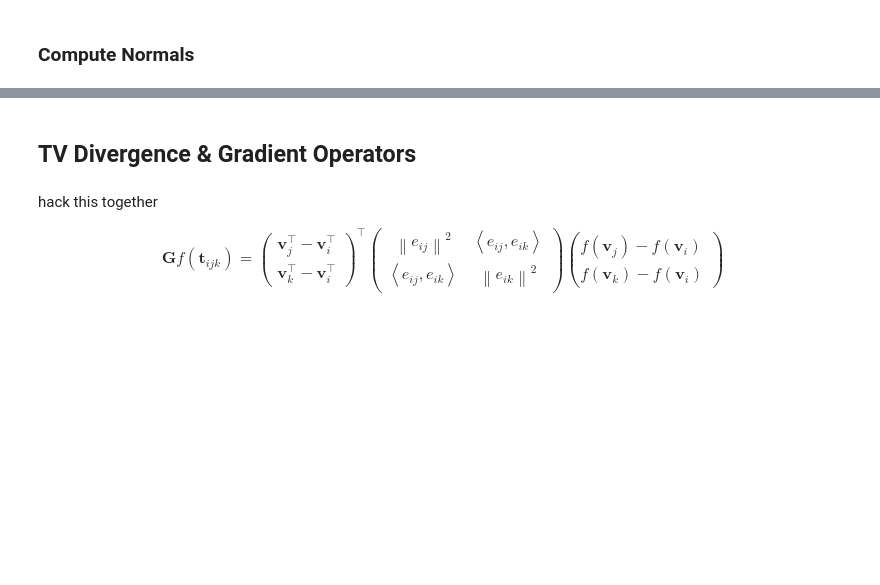
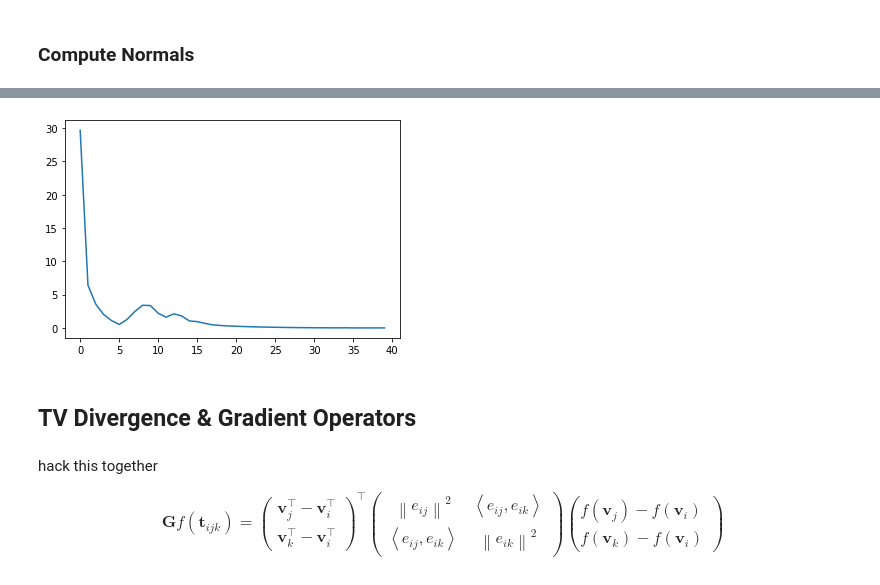
Before and after one commit to gheylam/SpectralMeshProcessing, a Jupyter notebook: cw3.ipynb, the cells around one changed output, grey strips where cells are left out. Saved outputs shown, nothing was run; the diff lists cells and outputs as text; code cells hidden in the pictures; blank space fills up the shorter version.

```diff
--- a/cw3.ipynb
+++ b/cw3.ipynb
@@ -85,15 +90,14 @@ def normalize(v):
     """
     normalize rows of vectors
     """
-    n = v.T / np.linalg.norm(v, axis=1)
-    return n.T
+    return v / np.linalg.norm(v, axis=1)[:, np.newaxis]
 
 
 def edges(f, n):
     """
     build an adjacency matrix, return edges in only one direction (upper triangular)
     """
-    A = sp.sparse.triu(adjacency(f, len(v)))
+    A = sp.sparse.triu(adjacency(f, n))
     ei, ej = A.nonzero()
     ed = np.vstack([ei, ej]).T
     # sort for consistency
@@ -129,6 +133,9 @@ def face_normals(v, f):
 
 
 def triangle_area(v, f):
+    """
+    compute triangle areas
+    """
     i, j, k = f.T
     a, b, c = v[i], v[j], v[k]
 
@@ -169,9 +176,6 @@ def barycentric_mass(v, f):
     return vertex_area(v, f) / 3
 
 
-# %timeit vertex_area(v4, f4)
-
-
 M = barycentric_mass(v0, f0)
 assert list(M.diagonal()) == [24, 8, 8, 8, 8, 8, 8]
 
@@ -262,6 +237,8 @@ assert np.sum(C) < 1e-6
 # %% [markdown]
 ### Check that mean curvature works
 # %%
+v, f = v8, f8
+
 def mean_curvature_metric(v, f):
     M = barycentric_mass(v, f)
     C = cotangent_curvature(v, f)
@@ -271,7 +248,7 @@ def mean_curvature_metric(v, f):
     return H
 
 
-c7 = percentile_clip(mean_curvature_metric(v7, f7), 5)
+c = percentile_clip(mean_curvature_metric(v, f), 5)
 
-mp.plot(v7, f7, c7)
+mp.plot(v, f, c)
 # %% [output]
@@ -358 +300,13 @@ edge_gradient(v0, f0)
+# %%
+def normest(A):
+    """
+    oli's attempt at normest in matlab
+    square root of largest singular value of A?!?
+    https://en.wikipedia.org/wiki/Matrix_norm
+    """
+    [e] = scipy.sparse.linalg.svds(A, k=1, return_singular_vectors=False)
+    return e
+
+G, ed, el = edge_triangle_adjacency(v0, f0)
+assert np.abs(normest(G) - 2.2361) < 1e-4
 # %%
@@ -372,0 +402,3 @@ def decompose_normals(v, f, u0, alpha, n, nonuniform, g):
+# %%
+v, f = v8, f8
+sub = decompose_normals(v, f, 40, 100, 0.8)
@@ -373,3 +423,17 @@ def decompose_normals(v, f, u0, alpha, n, nonuniform, g):
+# %%
+# compute and plot the TV spectrum
+
+phi = sub.copy()
+for i in range(1, len(phi)):
+    phi[i] = phi[i] - sub[i - 1]
+
+A = triangle_area(v, f)
+S = np.sum(np.abs(A * np.linalg.norm(phi, axis=2)), axis=1)
+
+plt.plot(S)
+plt.show()
+# %% [output]
+[figure, added]
 # %% [markdown]
 ## TV Divergence & Gradient Operators
 # %% [markdown]
```
Also changed, not shown: parts of 11 cells of this notebook, 1 other file.
